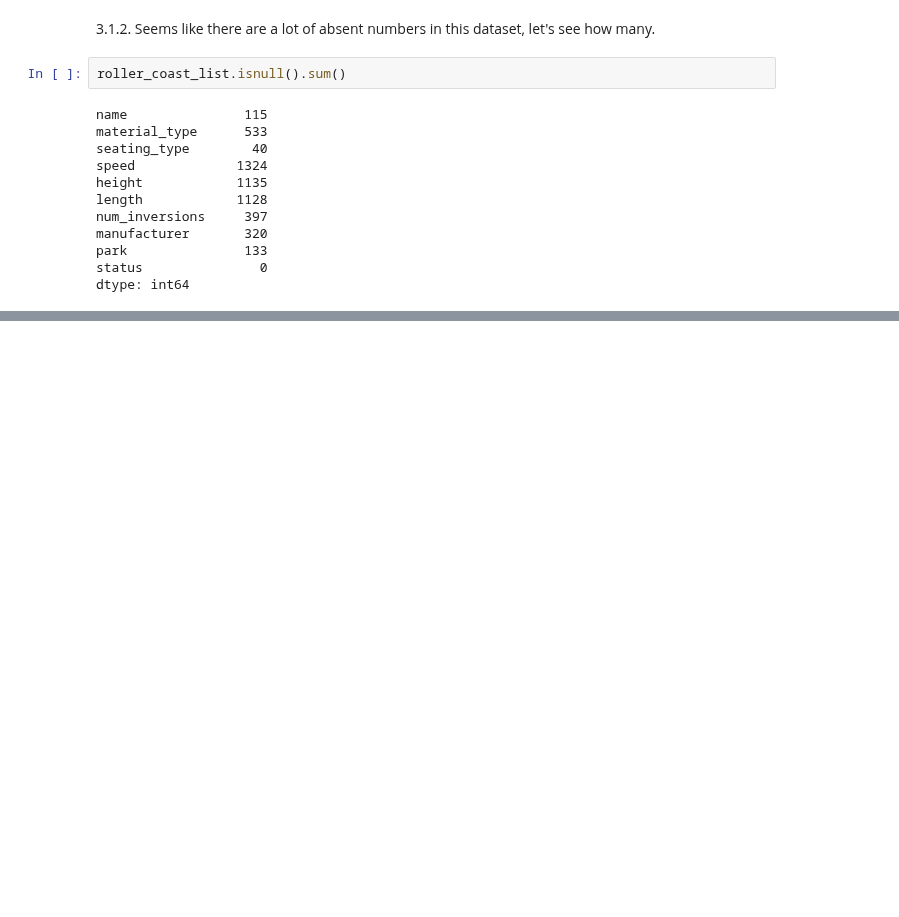
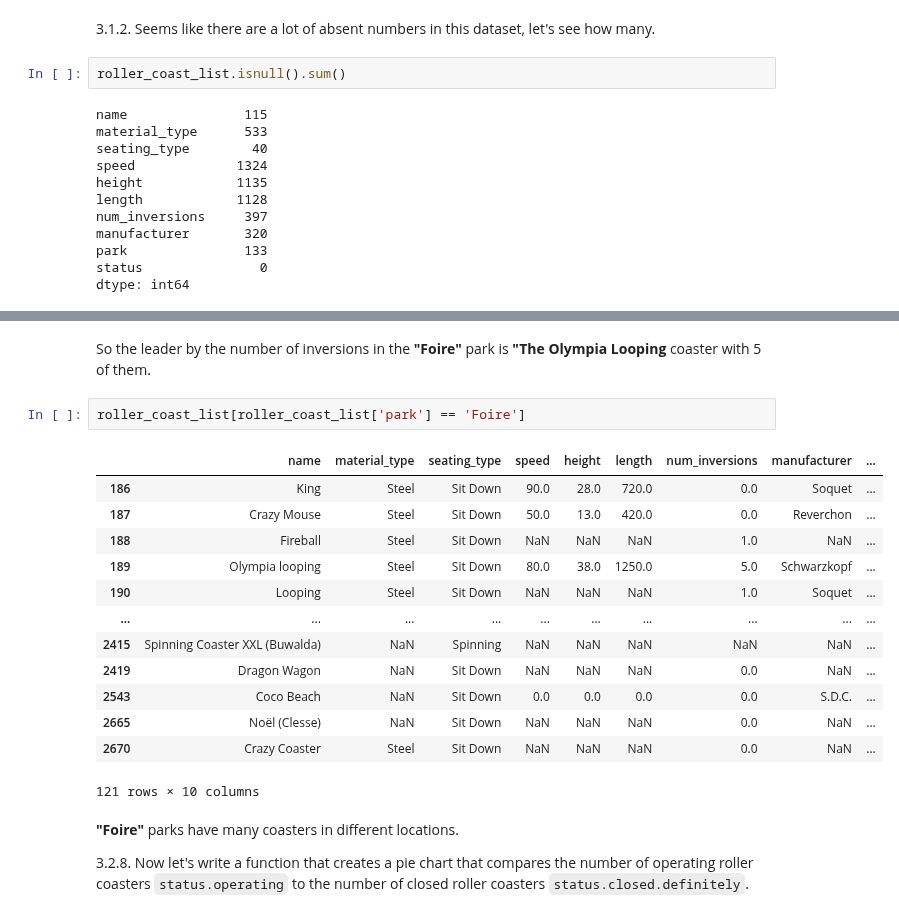
Before and after one commit to jadidaniel/jupyter-notebooks, a Jupyter notebook: visualisations_roller_coaster/roller_coaster.ipynb, the cells around one changed output, grey strips where cells are left out. Drawn from its saved outputs; the diff is of its cells as text; blank space fills up the shorter version.

```diff
--- a/visualisations_roller_coaster/roller_coaster.ipynb
+++ b/visualisations_roller_coaster/roller_coaster.ipynb
@@ -619,0 +682,23 @@ plot_histogram(heights, 'height', 'Roller Coaster Height', 'purple')
+# %% [markdown]
+So the leader by the number of inversions in the **"Foire"** park is **"The Olympia Looping** coaster with 5 of them.
+# %%
+roller_coast_list[roller_coast_list['park'] == 'Foire']
+# %% [output]
+|  | name | material_type | seating_type | speed | height | length | num_inversions | manufacturer | ... |
+| 186 | King | Steel | Sit Down | 90.0 | 28.0 | 720.0 | 0.0 | Soquet | ... |
+| 187 | Crazy Mouse | Steel | Sit Down | 50.0 | 13.0 | 420.0 | 0.0 | Reverchon | ... |
+| 188 | Fireball | Steel | Sit Down | NaN | NaN | NaN | 1.0 | NaN | ... |
+| 189 | Olympia looping | Steel | Sit Down | 80.0 | 38.0 | 1250.0 | 5.0 | Schwarzkopf | ... |
+| 190 | Looping | Steel | Sit Down | NaN | NaN | NaN | 1.0 | Soquet | ... |
+| ... | ... | ... | ... | ... | ... | ... | ... | ... | ... |
+| 2415 | Spinning Coaster XXL (Buwalda) | NaN | Spinning | NaN | NaN | NaN | NaN | NaN | ... |
+| 2419 | Dragon Wagon | NaN | Sit Down | NaN | NaN | NaN | 0.0 | NaN | ... |
+| 2543 | Coco Beach | NaN | Sit Down | 0.0 | 0.0 | 0.0 | 0.0 | S.D.C. | ... |
+| 2665 | Noël (Clesse) | NaN | Sit Down | NaN | NaN | NaN | 0.0 | NaN | ... |
+| 2670 | Crazy Coaster | Steel | Sit Down | NaN | NaN | NaN | 0.0 | NaN | ... |
+121 rows × 10 columns
+# %% [markdown]
+**"Foire"** parks have many coasters in different locations.
+
+
+3.2.8. Now let's write a function that creates a pie chart that compares the number of operating roller coasters `status.operating` to the number of closed roller coasters `status.closed.definitely`.
```
Also changed, not shown: parts of 12 cells of this notebook.
